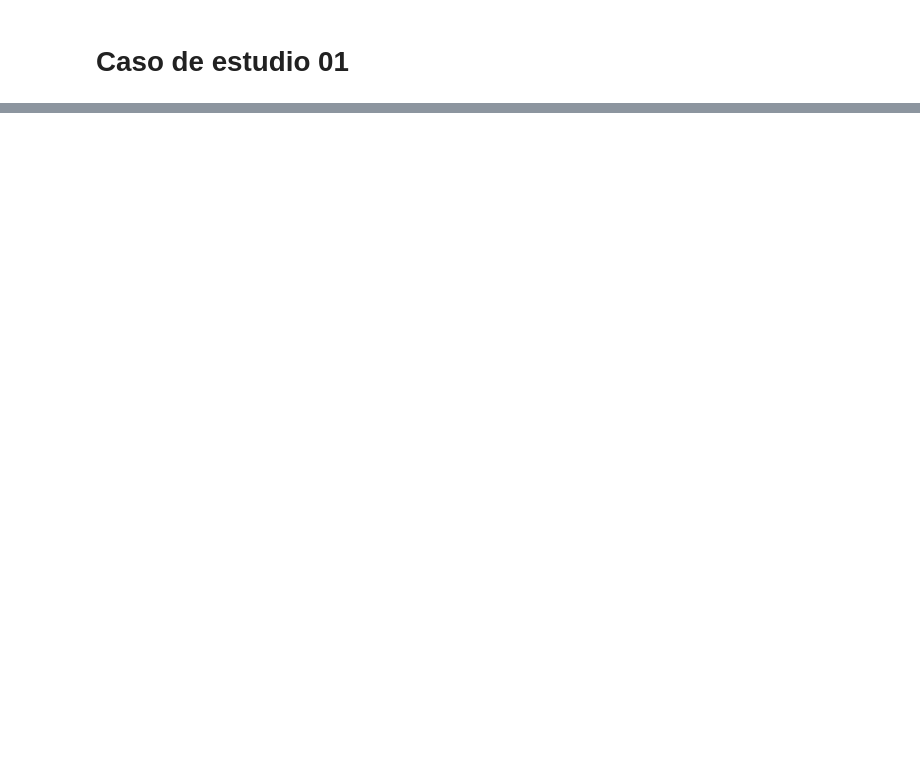
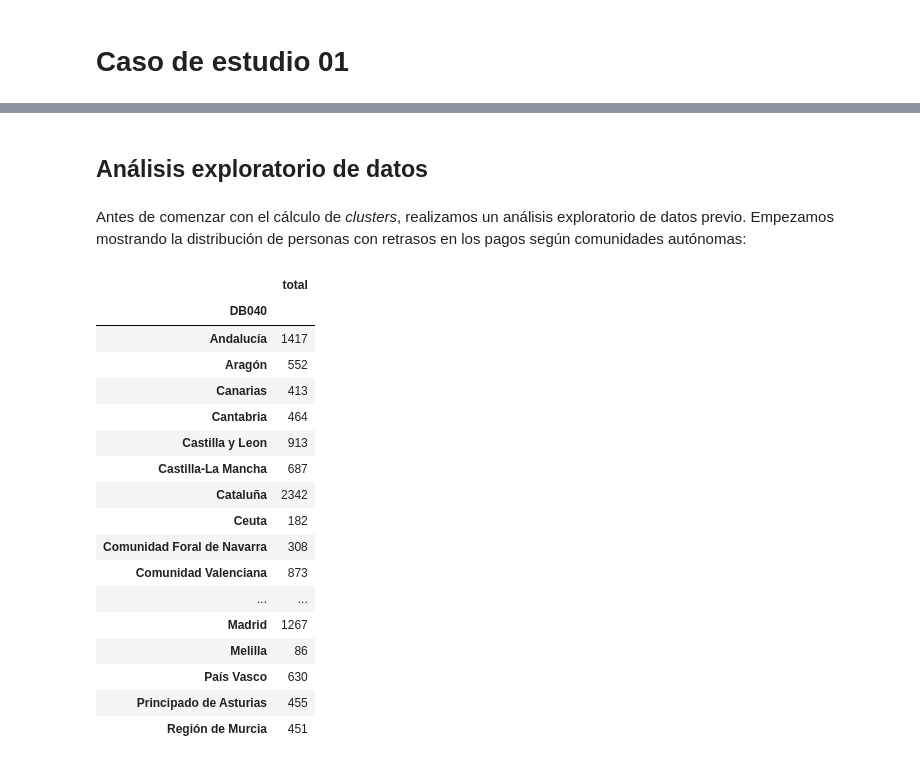
Before and after one commit to SergioQuijanoRey/PracticasInteligenciaNegocio, a Jupyter notebook: Práctica 2/Casos de estudio.ipynb, the cells around one changed output, grey strips where cells are left out. Cells and saved outputs as stored; diff of their text form; code cells hidden in the pictures; blank space fills up the shorter version.

```diff
--- a/Práctica 2/Casos de estudio.ipynb
+++ b/Práctica 2/Casos de estudio.ipynb
@@ -151,0 +258,36 @@ Name: H39B_U, Length: 15043, dtype: int64
+# %% [markdown]
+## Análisis exploratorio de datos
+# %% [markdown]
+Antes de comenzar con el cálculo de *clusters*, realizamos un análisis exploratorio de datos previo. Empezamos mostrando la distribución de personas con retrasos en los pagos según comunidades autónomas:
+# %%
+# Creo un dataframe en el que agrupo el conteo de retrasos en el pago, agrupado por comunidad autonoma
+retraso_pago_por_comunidad = pd.DataFrame()
+retraso_pago_por_comunidad["total"] = df_first[[comunidad_autonoma, retraso_pago]].groupby(comunidad_autonoma)[retraso_pago].sum()
+
+# Ordenamos por la suma de los restrasos en el pago
+#retraso_pago_por_comunidad = retraso_pago_por_comunidad.sort_values(by = [retraso_pago], ascending = False)
+
+# Limpiamos el dataframe
+#retraso_pago_por_comunidad = retraso_pago_por_comunidad[[comunidad_autonoma, retraso_pago]]
+
+# Mostramos la tabla con los resultados
+retraso_pago_por_comunidad
+# %% [output]
+|  | total |
+| DB040 |  |
+| Andalucía | 1417 |
+| Aragón | 552 |
+| Canarias | 413 |
+| Cantabria | 464 |
+| Castilla y Leon | 913 |
+| Castilla-La Mancha | 687 |
+| Cataluña | 2342 |
+| Ceuta | 182 |
+| Comunidad Foral de Navarra | 308 |
+| Comunidad Valenciana | 873 |
+| ... | ... |
+| Madrid | 1267 |
+| Melilla | 86 |
+| País Vasco | 630 |
+| Principado de Asturias | 455 |
+| Región de Murcia | 451 |
```
Also changed, not shown: parts of 12 cells of this notebook.
